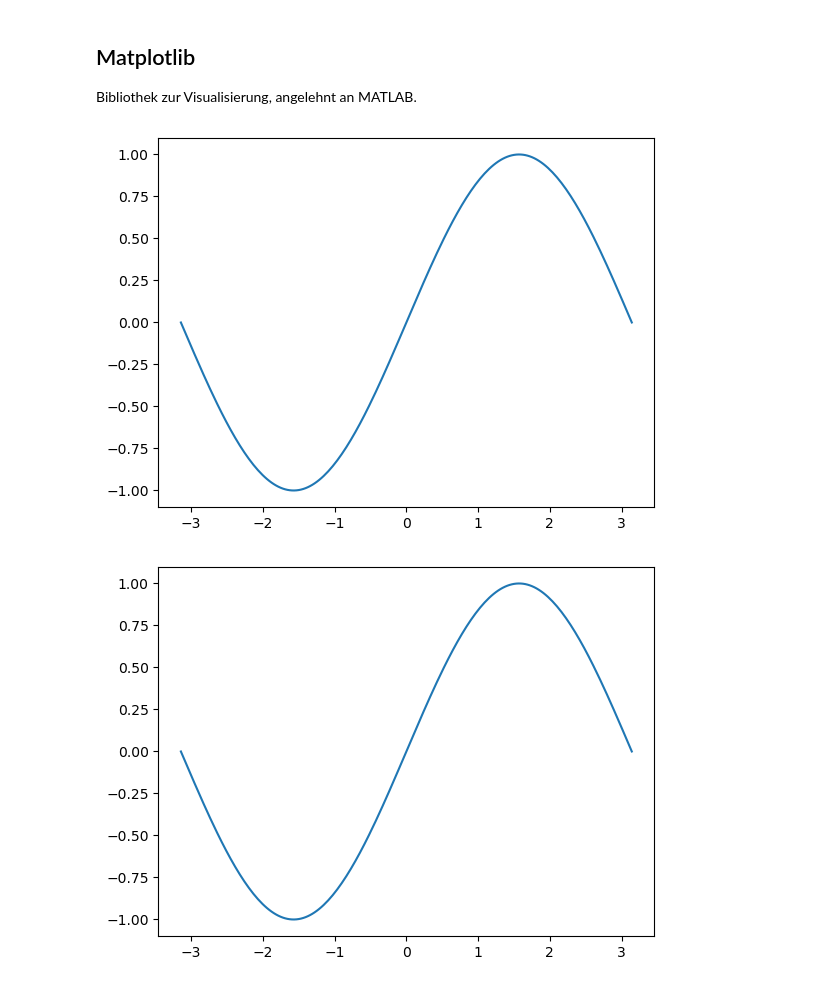
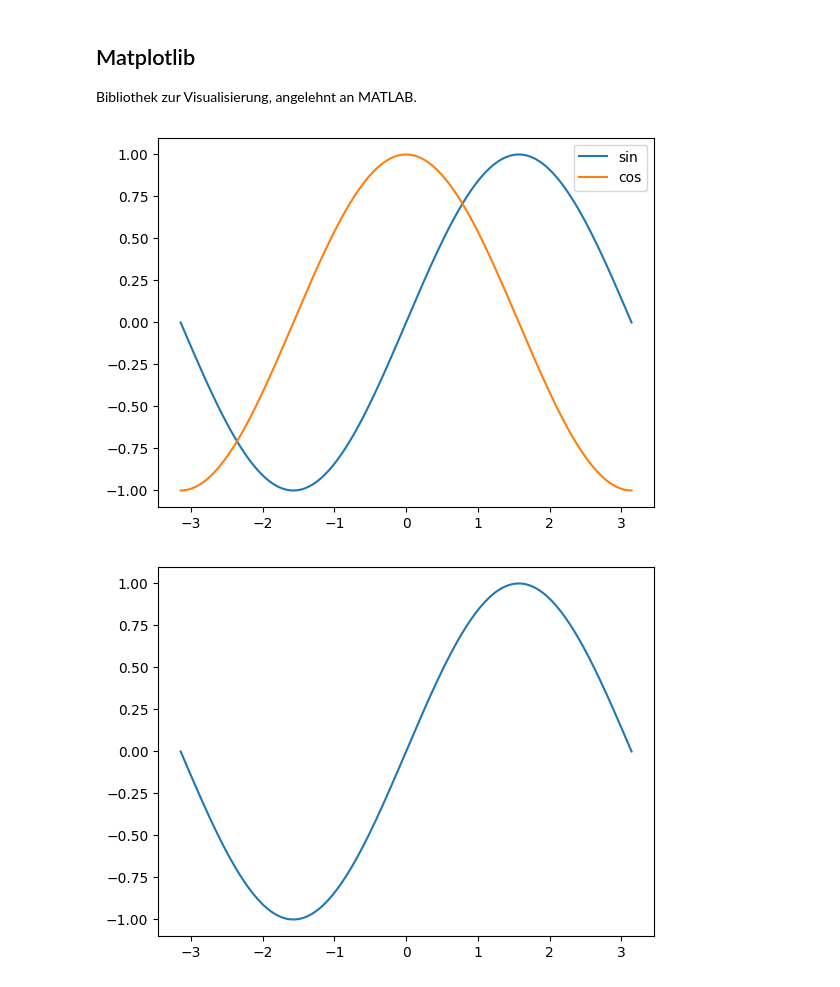
Before and after one commit to uja-works/Programmieren2, a Jupyter notebook: NumpyUndMatplotlib.ipynb, the cells around one changed output. Cells and saved outputs as stored; diff of their text form; code cells hidden in the pictures.

```diff
--- a/NumpyUndMatplotlib.ipynb
+++ b/NumpyUndMatplotlib.ipynb
@@ -230,14 +231,16 @@ Bibliothek zur Visualisierung, angelehnt an MATLAB.
 # %%
 # %matplotlib widgets
 import numpy as np
 import matplotlib.pyplot as plt
 
 x = np.linspace(-np.pi, np.pi, 200)
 fig = plt.figure() # Neue Abbildung
 plt.plot(x, np.sin(x));
+plt.plot(x, np.cos(x));
+plt.legend(["sin", "cos"])
 plt.show()  # In einigen Umgebungen wird die Abbildung ohne show() nicht gezeigt.
 # %% [output]
-[figure, old version]
+[figure, new version]
 # %%
 # Alternative, weniger an MATLAB orientierte Syntax
 fig, ax = plt.subplots()
```
Also changed, not shown: parts of 14 cells of this notebook, 11 other files.
